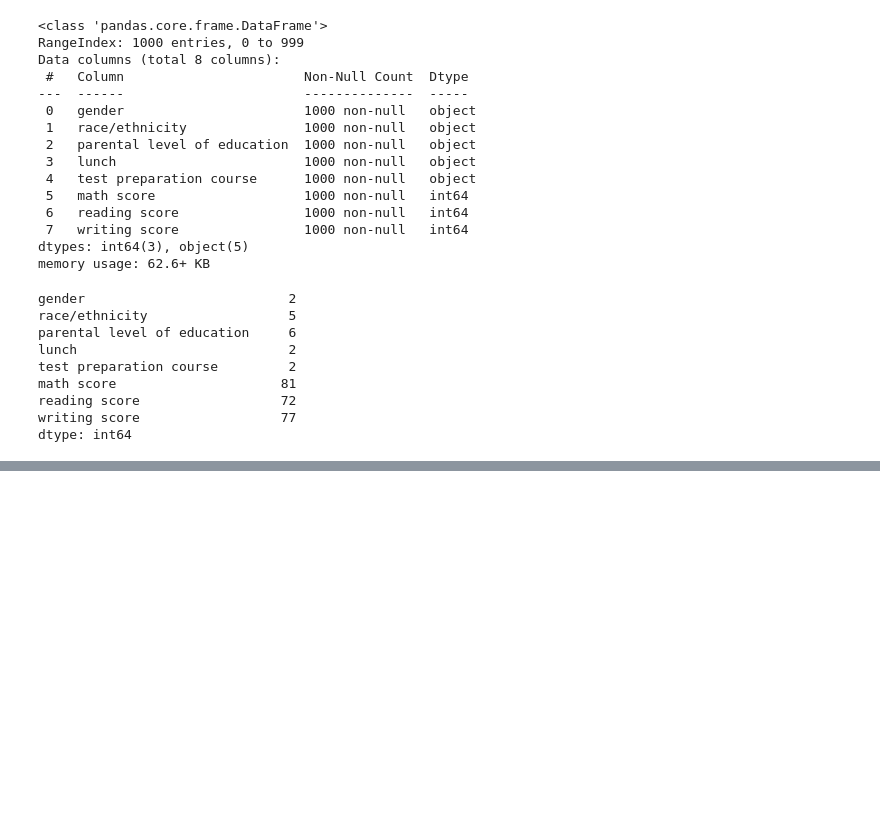
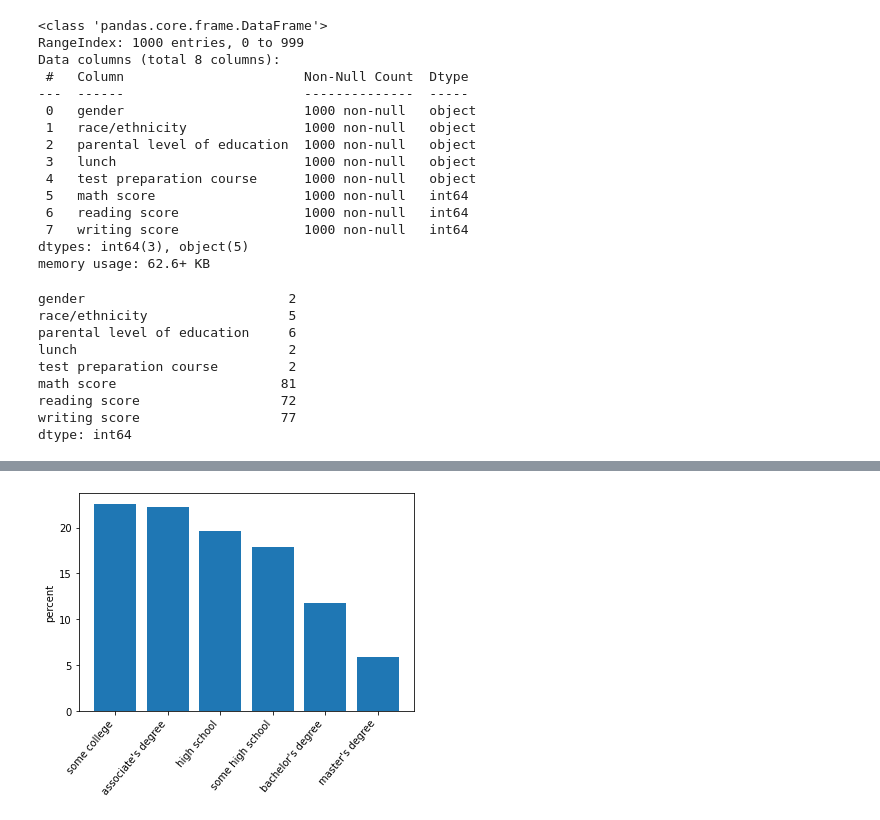
Before and after one commit to fernfl/DataAnalysis, a Jupyter notebook: Projeto2_Educacao/Projeto2_dadosDaEducacao.ipynb, the cells around one changed output, grey strips where cells are left out. Cells and saved outputs as stored; diff of their text form; code cells hidden in the pictures; blank space fills up the shorter version.

```diff
--- a/Projeto2_Educacao/Projeto2_dadosDaEducacao.ipynb
+++ b/Projeto2_Educacao/Projeto2_dadosDaEducacao.ipynb
@@ -50,0 +104,9 @@ dtype: int64
+# %%
+#porcetagem parental level of education
+par_level_percent = df['parental level of education'].value_counts(normalize=True)*100
+# %%
+plt.bar(par_level_percent.index,par_level_percent)
+plt.xticks(rotation=50,ha='right');
+plt.ylabel("percent");
+# %% [output]
+[figure, added]
```
Also changed, not shown: parts of 29 cells of this notebook.
